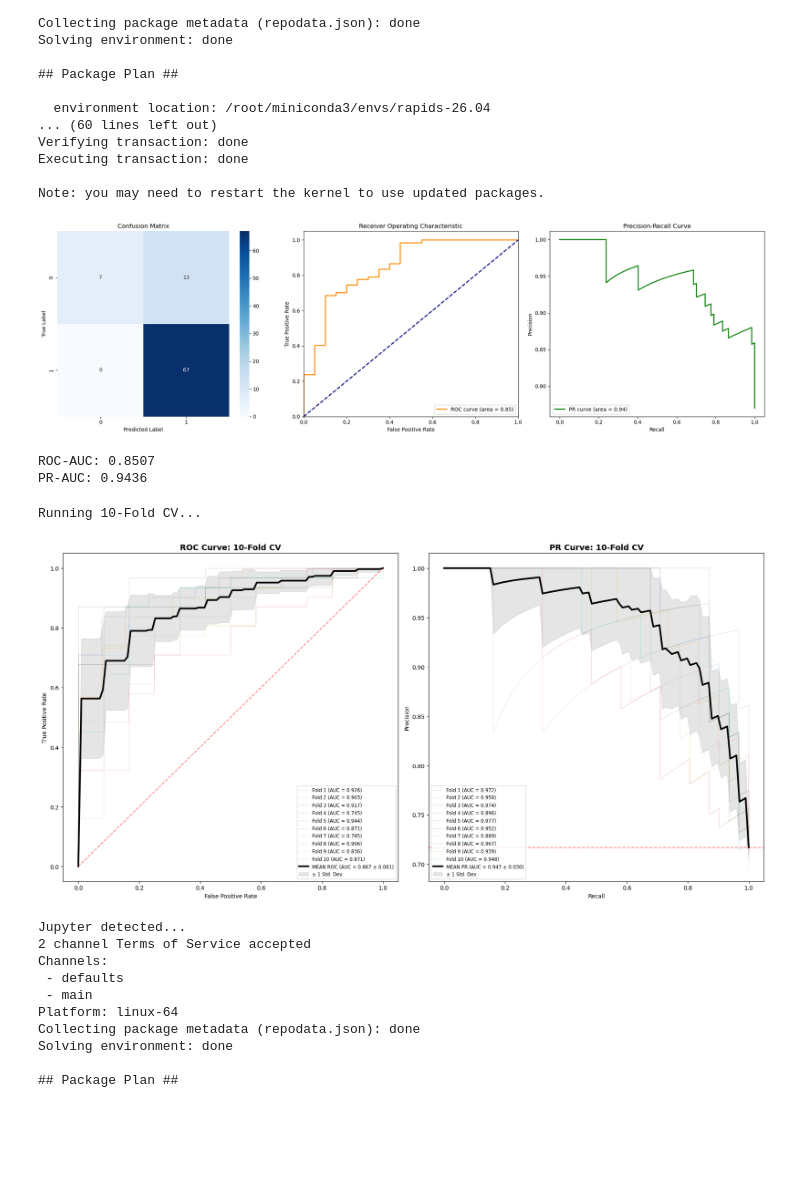
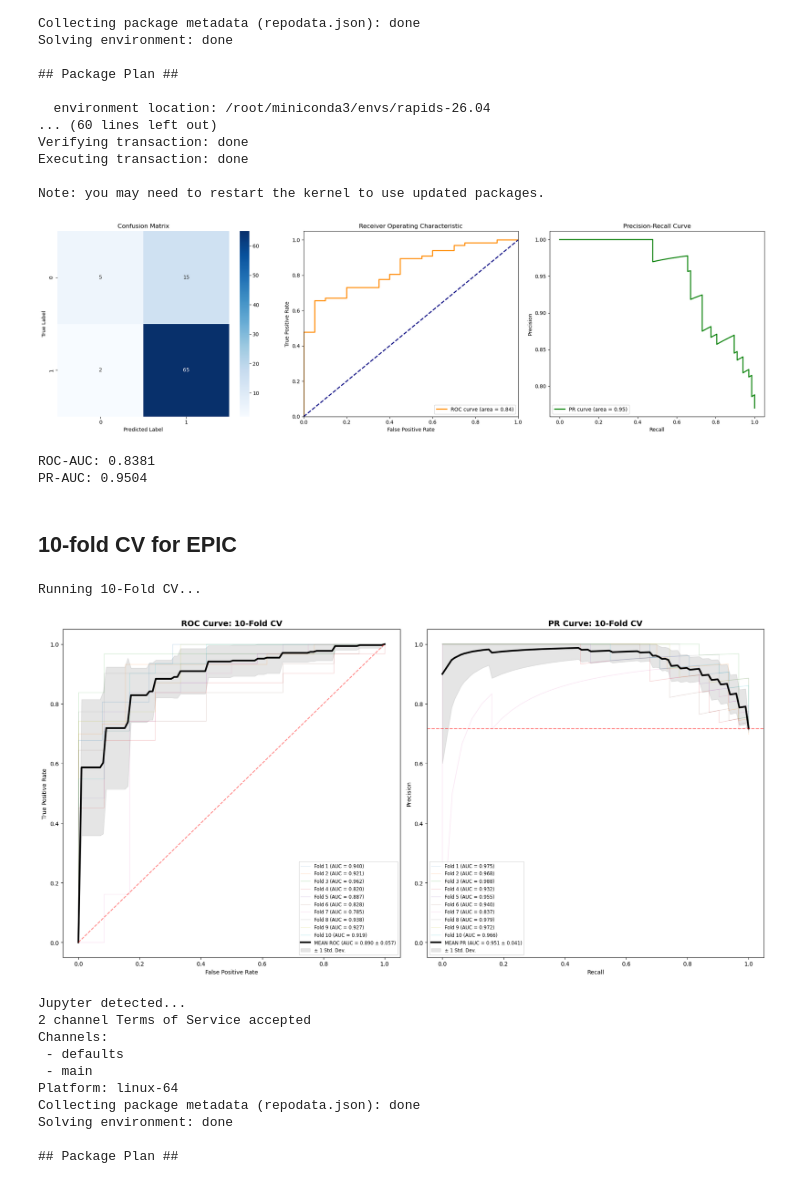
Before and after one commit to perpk/methylation-analysis, a Jupyter notebook: python/ML/main.ipynb, the cells around one changed output. Cells and saved outputs as stored; diff of their text form; code cells hidden in the pictures; blank space fills up the shorter version.

```diff
--- a/python/ML/main.ipynb
+++ b/python/ML/main.ipynb
@@ -47,8 +42,8 @@ selected_mask = np.abs(coefficients) > 1e-6
 # %%
-selected_features = feature_names[selected_mask]
-selected_weights = coefficients[selected_mask]
+selected_features_epic = feature_names_epic[selected_mask_epic]
+selected_weights_epic = coefficients_epic[selected_mask_epic]
 
-print(f"Total features originally: {len(feature_names)}")
-print(f"Features selected by ElasticNet: {len(selected_features)}")
+print(f"Total features originally: {len(feature_names_epic)}")
+print(f"Features selected by ElasticNet: {len(selected_features_epic)}")
 # %% [output]
 Total features originally: 776947
@@ -104,3 +99,11 @@ Verifying transaction: done
 Executing transaction: done
 
 Note: you may need to restart the kernel to use updated packages.
+# %%
+X_selected_ppmi = X_pd_ppmi[selected_features_epic].to_numpy(dtype="float32")
+y_numpy_ppmi = Y_pd_ppmi.to_numpy(dtype="float32")
+# %%
+from sklearn.model_selection import train_test_split
+X_tune_ppmi, X_test_ppmi, y_tune_ppmi, y_test_ppmi = train_test_split(
+    X_selected_ppmi, y_numpy_ppmi, test_size=0.2, random_state=42
+)
@@ -229,27 +258,25 @@ import matplotlib.pyplot as plt
 import seaborn as sns
 from sklearn.metrics import (
     confusion_matrix, roc_curve, auc,
-    precision_recall_curve, average_precision_score,
-    ConfusionMatrixDisplay
+    precision_recall_curve, average_precision_score
 )
 
 # 1. Get Predictions
 # We need probabilities for the curves and hard labels for the confusion matrix
-y_probs = final_model.predict_proba(X_valid)[:, 1]
-y_preds = final_model.predict(X_valid)
+y_probs_ppmi = final_model_ppmi.predict_proba(X_test_ppmi)[:, 1]
 
 # 2. Setup Plotting Area
 fig, ax = plt.subplots(1, 3, figsize=(20, 6))
 
 # --- Plot 1: Confusion Matrix ---
-cm = confusion_matrix(y_valid, y_preds)
+cm = confusion_matrix(y_test_ppmi, y_pred_ppmi)
 sns.heatmap(cm, annot=True, fmt='d', cmap='Blues', ax=ax[0])
 ax[0].set_title('Confusion Matrix')
 ax[0].set_xlabel('Predicted Label')
 ax[0].set_ylabel('True Label')
 
 # --- Plot 2: ROC-AUC Curve ---
-fpr, tpr, _ = roc_curve(y_valid, y_probs)
+fpr, tpr, _ = roc_curve(y_test_ppmi, y_probs_ppmi)
 roc_auc = auc(fpr, tpr)
 ax[1].plot(fpr, tpr, color='darkorange', lw=2, label=f'ROC curve (area = {roc_auc:.2f})')
 ax[1].plot([0, 1], [0, 1], color='navy', lw=2, linestyle='--')
@@ -261,8 +288,8 @@ ax[1].set_title('Receiver Operating Characteristic')
 ax[1].legend(loc="lower right")
 
 # --- Plot 3: PR-AUC Curve ---
-precision, recall, _ = precision_recall_curve(y_valid, y_probs)
-pr_auc = average_precision_score(y_valid, y_probs)
+precision, recall, _ = precision_recall_curve(y_test_ppmi, y_probs_ppmi)
+pr_auc = average_precision_score(y_test_ppmi, y_probs_ppmi)
 ax[2].plot(recall, precision, color='green', lw=2, label=f'PR curve (area = {pr_auc:.2f})')
 ax[2].set_xlabel('Recall')
 ax[2].set_ylabel('Precision')
@@ -276,9 +303,11 @@ plt.show()
 print(f"ROC-AUC: {roc_auc:.4f}")
 print(f"PR-AUC: {pr_auc:.4f}")
 # %% [output]
-[figure, old version]
+[figure, new version]
-ROC-AUC: 0.8507
-PR-AUC: 0.9436
+ROC-AUC: 0.8381
+PR-AUC: 0.9504
+# %% [markdown]
+## 10-fold CV for EPIC
 # %%
 import numpy as np
 import matplotlib.pyplot as plt
@@ -302,15 +331,15 @@ mean_recall = np.linspace(0, 1, 100)
 fig, (ax_roc, ax_pr) = plt.subplots(1, 2, figsize=(18, 9))
 
 # Configuration for GPU
-xgb_params = best_params.copy()
+xgb_params = best_params_ppmi.copy()
 xgb_params.update({"tree_method": "hist", "device": "cuda"})
 
 print("Running 10-Fold CV...")
 
 # 2. Iterate through folds
-for i, (train_idx, val_idx) in enumerate(cv.split(X_selected, y_numpy)):
-    X_train_cv, X_val_cv = X_selected[train_idx], X_selected[val_idx]
-    y_train_cv, y_val_cv = y_numpy[train_idx], y_numpy[val_idx]
+for i, (train_idx, val_idx) in enumerate(cv.split(X_selected_ppmi, y_numpy_ppmi)):
+    X_train_cv, X_val_cv = X_selected_ppmi[train_idx], X_selected_ppmi[val_idx]
+    y_train_cv, y_val_cv = y_numpy_ppmi[train_idx], y_numpy_ppmi[val_idx]
 
     model = xgb.XGBClassifier(**xgb_params, n_estimators=500)
     model.fit(X_train_cv, y_train_cv, verbose=False)
@@ -359,35 +388,35 @@ mean_auc_pr = np.mean(aucs_pr)
 std_auc_pr = np.std(aucs_pr)
 
 ax_pr.plot(mean_recall, mean_precision, color='black', lw=3,
            label=f'MEAN PR (AUC = {mean_auc_pr:.3f} ± {std_auc_pr:.3f})')
 
 # Shade PR Variance
 ax_pr.fill_between(mean_recall, np.maximum(mean_precision - std_precision, 0), np.minimum(mean_precision + std_precision, 1),
                     color='grey', alpha=0.2, label='± 1 Std. Dev.')
 
 # 5. Final Formatting
 # ROC axis setup
 ax_roc.plot([0, 1], [0, 1], linestyle='--', color='red', alpha=0.5)
 ax_roc.set_title('ROC Curve: 10-Fold CV', fontsize=14, fontweight='bold')
 ax_roc.set_xlabel('False Positive Rate')
 ax_roc.set_ylabel('True Positive Rate')
 # Use a smaller font for the legend to fit all 10 folds
 ax_roc.legend(loc='lower right', fontsize='small', ncol=1)
 
 # PR axis setup
-baseline = np.sum(y_numpy) / len(y_numpy)
+baseline = np.sum(y_numpy_ppmi) / len(y_numpy_ppmi)
 ax_pr.axhline(baseline, linestyle='--', color='red', alpha=0.5)
 ax_pr.set_title('PR Curve: 10-Fold CV', fontsize=14, fontweight='bold')
 ax_pr.set_xlabel('Recall')
 ax_pr.set_ylabel('Precision')
 ax_pr.legend(loc='lower left', fontsize='small', ncol=1)
 
 plt.tight_layout()
 plt.savefig('cv_detailed_results.png', dpi=300)
 plt.show()
 # %% [output]
 Running 10-Fold CV...
-[figure, old version]
+[figure, new version]
 # %%
 %conda install main::shap
 # %% [output]
```
Also changed, not shown: parts of 50 cells of this notebook, 2 other files.
